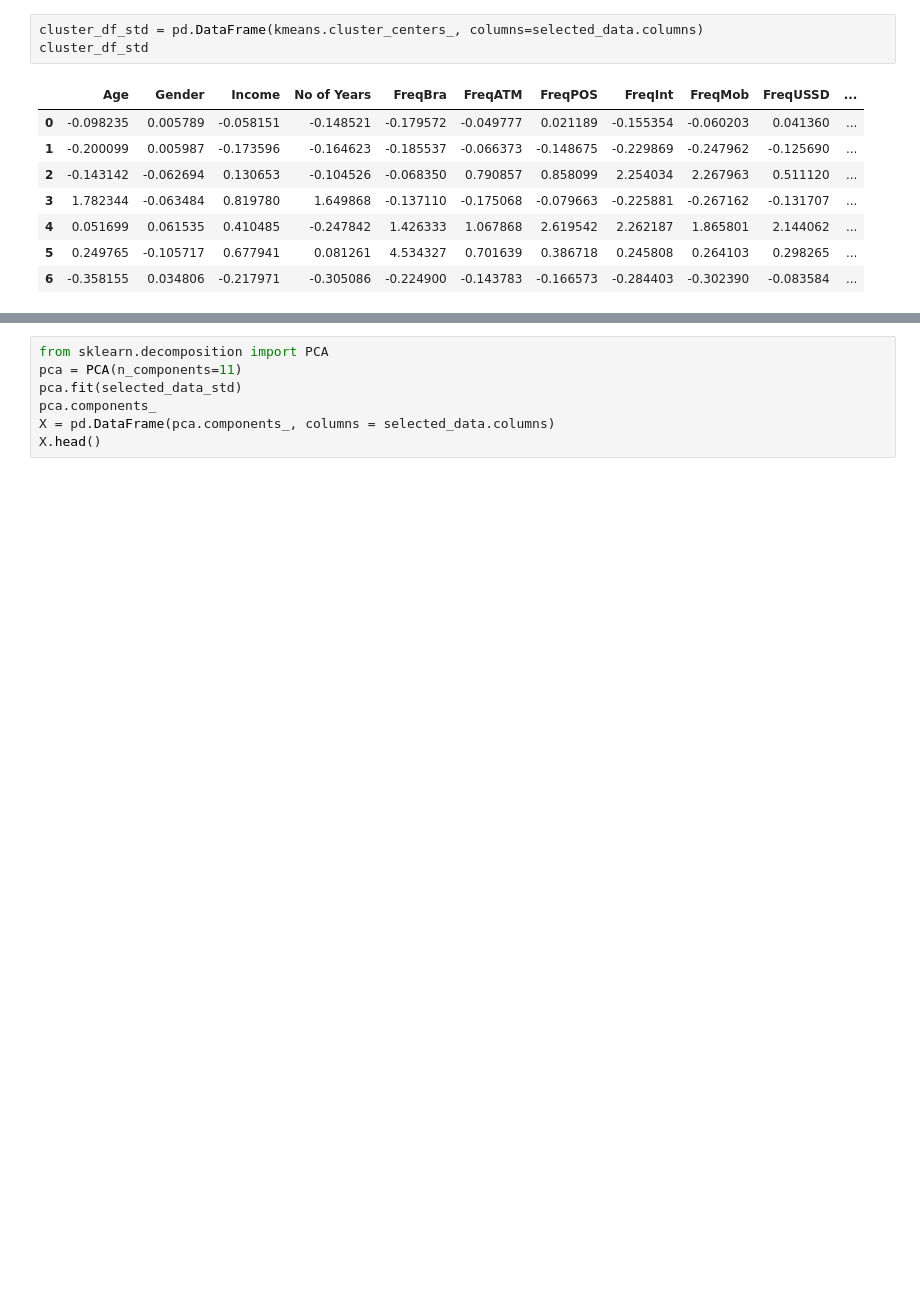
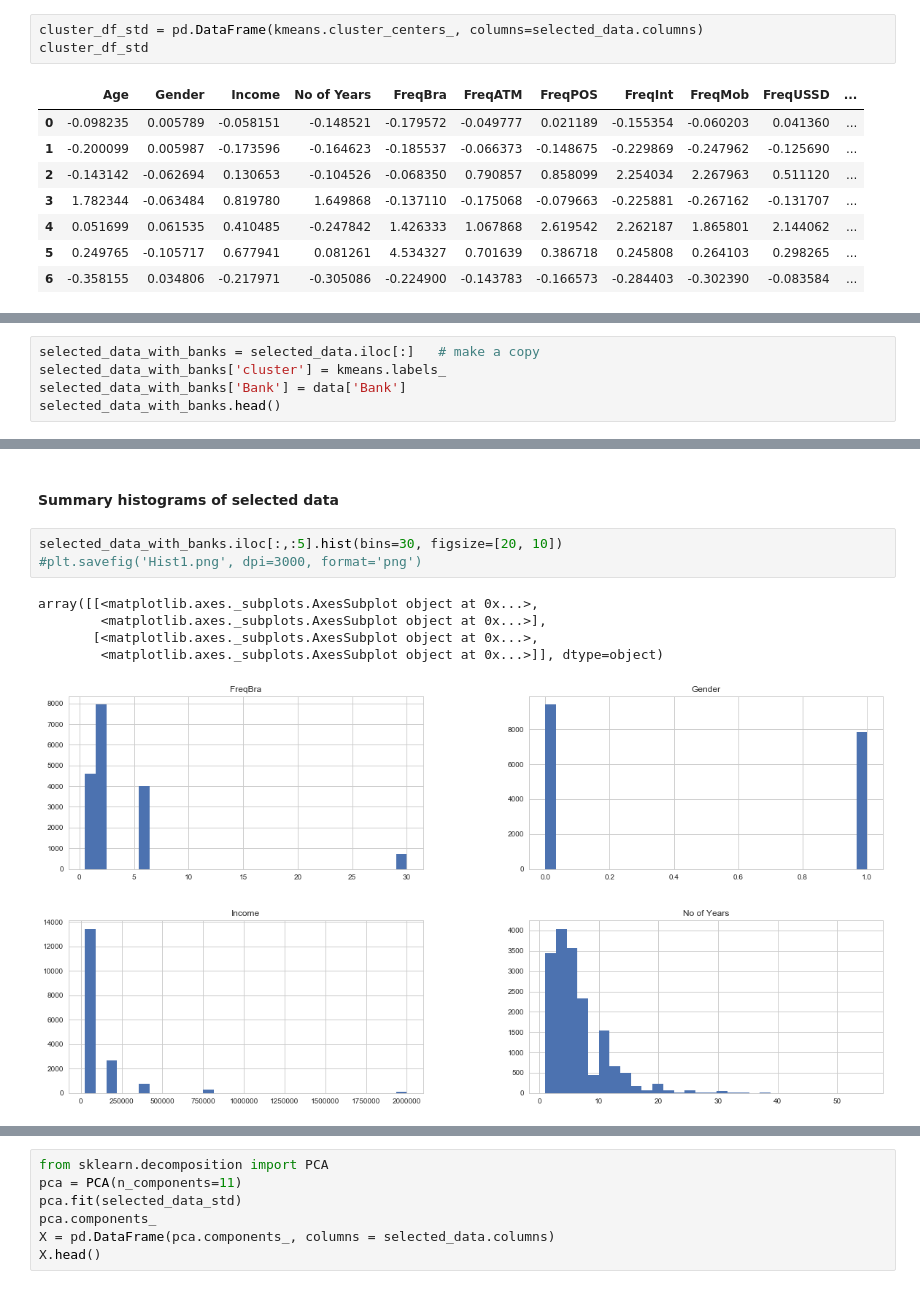
Before and after one commit to Mogbo/Customer-Clustering-Segmentation-Challenge, a Jupyter notebook: Exploration.ipynb, the cells around one changed output, grey strips where cells are left out. Cells and saved outputs as stored; diff of their text form; blank space fills up the shorter version.

Commit message:
Add lots of visualization plots and description statistics for creating the submission presentation

```diff
--- a/Exploration.ipynb
+++ b/Exploration.ipynb
@@ -437,3 +438,8 @@ cluster_df
 | 4 | 32.920792 | 0.485149 | 181683.168317 | 5.009901 | 11.960396 | 17.099010 | 14.777228 | 19.252475 | 18.910891 | 19.381188 | ... |
 | 5 | 35.018692 | 0.401869 | 232593.457944 | 6.598131 | 30.000000 | 13.957944 | 3.929128 | 4.756231 | 6.041277 | 5.401869 | ... |
 | 6 | 28.579642 | 0.471839 | 62056.321502 | 4.733646 | 2.376210 | 6.706952 | 1.240980 | 0.944412 | 1.489513 | 2.509900 | ... |
+# %%
+selected_data_with_banks = selected_data.iloc[:]   # make a copy
+selected_data_with_banks['cluster'] = kmeans.labels_
+selected_data_with_banks['Bank'] = data['Bank']
+selected_data_with_banks.head()
@@ -439,0 +629,11 @@ cluster_df
+# %% [markdown]
+#### Summary histograms of selected data
+# %%
+selected_data_with_banks.iloc[:,:5].hist(bins=30, figsize=[20, 10])
+#plt.savefig('Hist1.png', dpi=3000, format='png')
+# %% [output]
+array([[<matplotlib.axes._subplots.AxesSubplot object at 0x...>,
+        <matplotlib.axes._subplots.AxesSubplot object at 0x...>],
+       [<matplotlib.axes._subplots.AxesSubplot object at 0x...>,
+        <matplotlib.axes._subplots.AxesSubplot object at 0x...>]], dtype=object)
+[figure, added]
```
Also changed, not shown: parts of 18 cells of this notebook.
